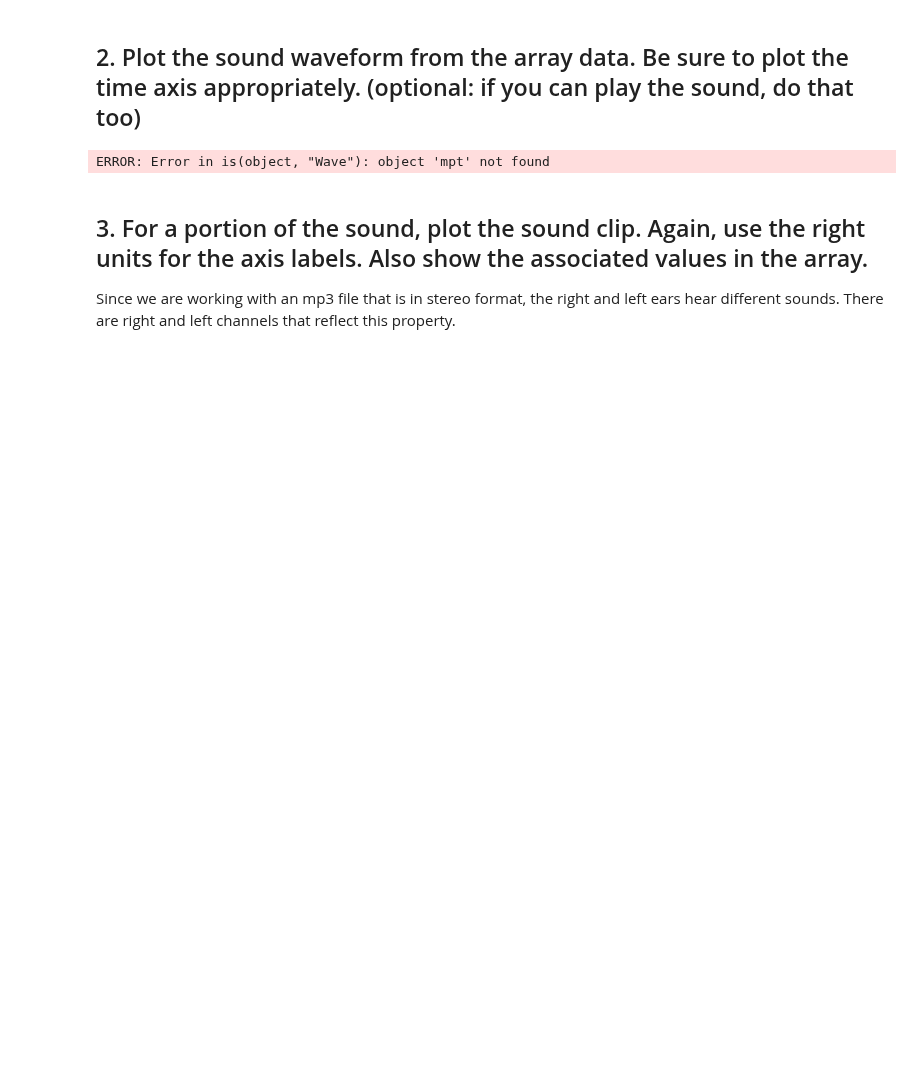
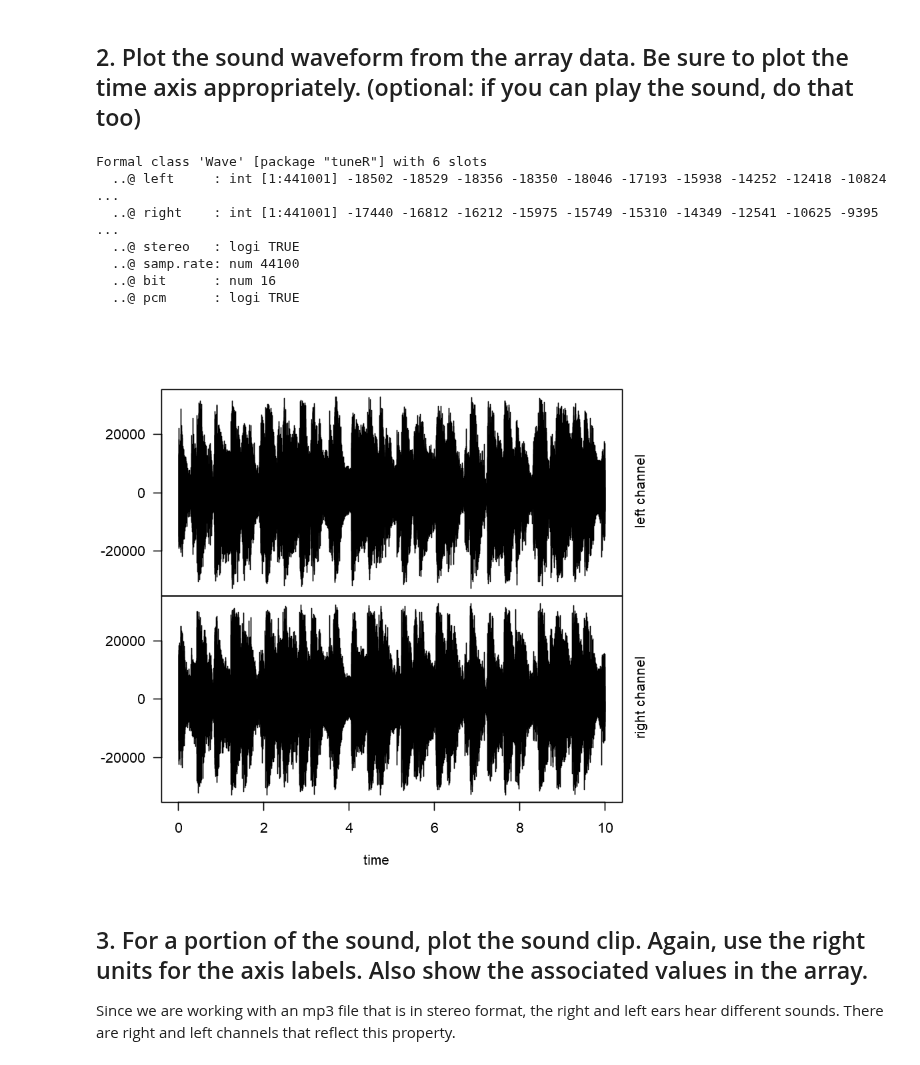
Before and after one commit to comp180/Tutorials, a Jupyter notebook: R/Sound Processing/(R)Sound Processing Demo.ipynb, the cells around one changed output. Saved outputs shown, nothing was run; the diff lists cells and outputs as text; code cells hidden in the pictures; blank space fills up the shorter version.

```diff
--- a/R/Sound Processing/(R)Sound Processing Demo.ipynb
+++ b/R/Sound Processing/(R)Sound Processing Demo.ipynb
@@ -12,7 +12,8 @@ Here is a helpful blog post: [http://samcarcagno.altervista.org/blog/basic-sound
 Continue coding:
 # %%
 library(tuneR)
-mpt <- readMP3("Songs_For_The_Soul.mp3") # this will take a while, its a big file
+mpt <- readMP3("bensound-buddy.mp3") # this will take a while, its a big file
+                                     # music from bensound.com
 str(mpt) # just checking the structure of mpt, note the sampling rate is in there
 mpt@samp.rate
 # %% [output]
@@ -20,11 +28,18 @@ ERROR: Error in library(tuneR): there is no package called 'tuneR'
 # %% [markdown]
 ## 2. Plot the sound waveform from the array data. Be sure to plot the time axis appropriately. (optional: if you can play the sound, do that too)
 # %%
-om <- extractWave(mpt, from = 300, to = 310, xunit = "time") # extract 10s from 5-6 mins of mpt
+om <- extractWave(mpt, from = 60, to = 70, xunit = "time") # extract 10s from 1 min of mpt
 str(om)
 plot(om)
 # %% [output]
-ERROR: Error in is(object, "Wave"): object 'mpt' not found
+Formal class 'Wave' [package "tuneR"] with 6 slots
+  ..@ left     : int [1:441001] -18502 -18529 -18356 -18350 -18046 -17193 -15938 -14252 -12418 -10824 ...
+  ..@ right    : int [1:441001] -17440 -16812 -16212 -15975 -15749 -15310 -14349 -12541 -10625 -9395 ...
+  ..@ stereo   : logi TRUE
+  ..@ samp.rate: num 44100
+  ..@ bit      : num 16
+  ..@ pcm      : logi TRUE
+[figure, added]
 # %% [markdown]
 ## 3. For a portion of the sound, plot the sound clip. Again, use the right units for the axis labels. Also show the associated values in the array.
 Since we are working with an mp3 file that is in stereo format, the right and left ears hear different sounds. There are right and left channels that reflect this property.
```
Also changed, not shown: parts of 7 cells of this notebook, 9 other files.
